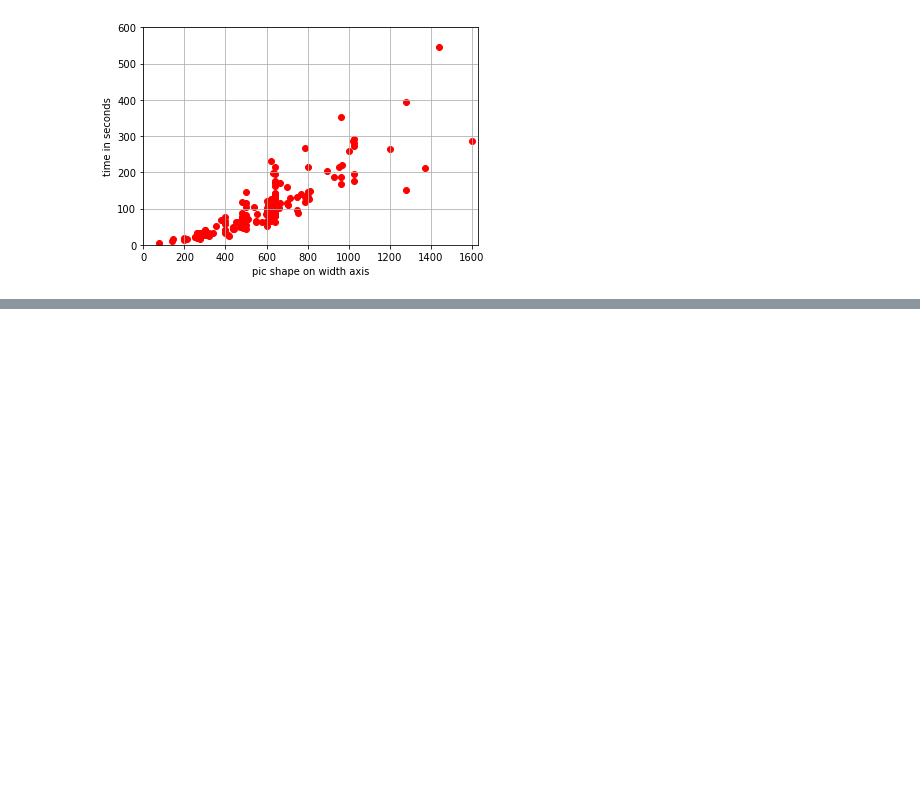
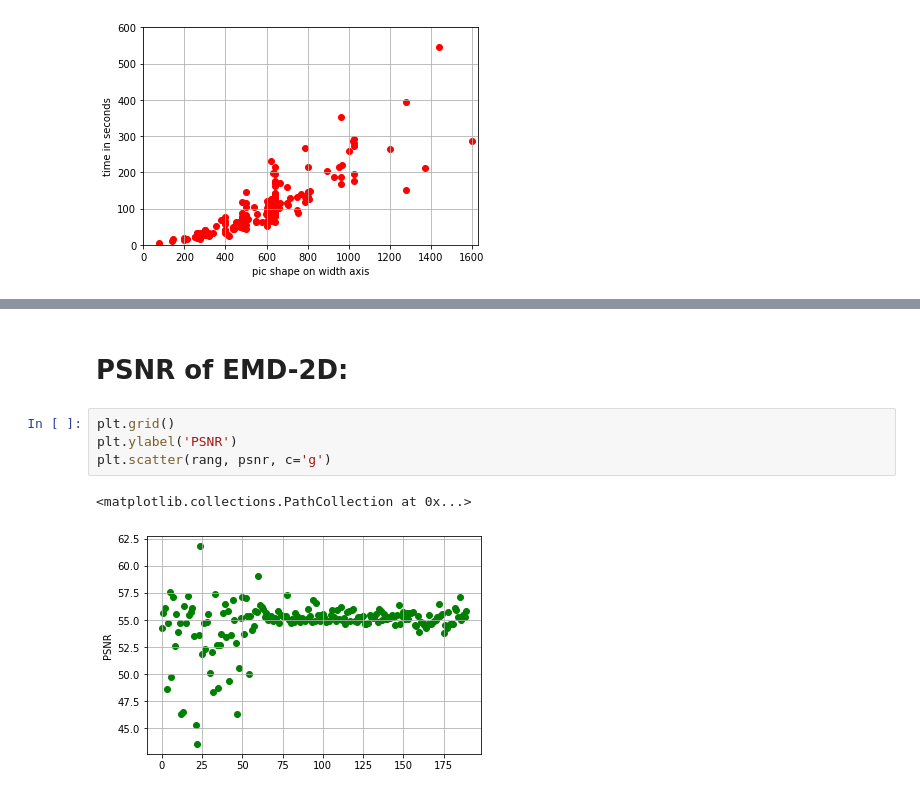
Before and after one commit to Matt88Ac/Hilbert-Huang-Transform-Super-Resolution, a Jupyter notebook: Untitled.ipynb, the cells around one changed output, grey strips where cells are left out. Drawn from its saved outputs; the diff is of its cells as text; blank space fills up the shorter version.

```diff
--- a/Untitled.ipynb
+++ b/Untitled.ipynb
@@ -55,0 +107,9 @@ plt.scatter(cols_size, tim, cmap=cm.binary, c='r')
+# %% [markdown]
+# PSNR of EMD-2D:
+# %%
+plt.grid()
+plt.ylabel('PSNR')
+plt.scatter(rang, psnr, c='g')
+# %% [output]
+<matplotlib.collections.PathCollection at 0x...>
+[figure, added]
```
Also changed, not shown: parts of 7 cells of this notebook.
